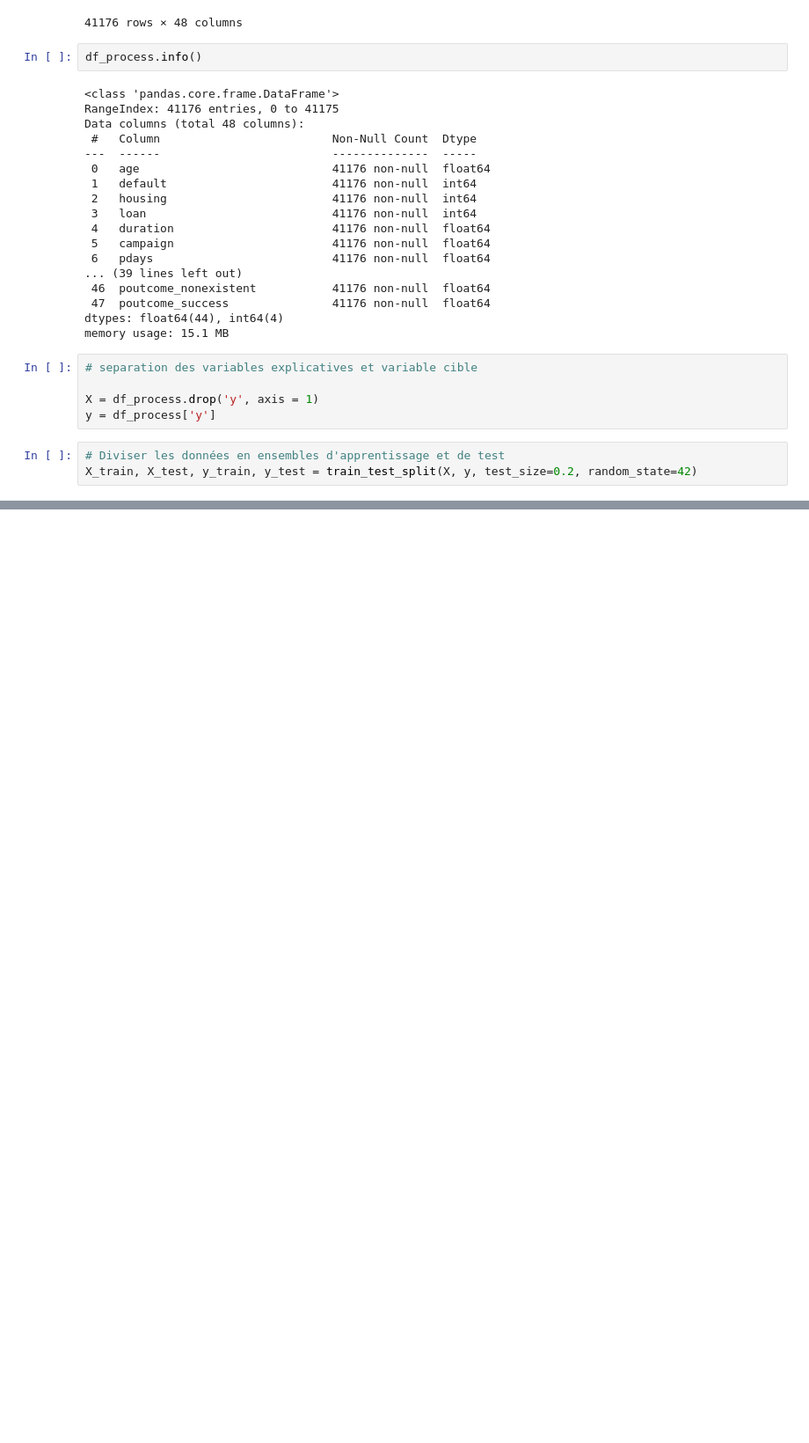
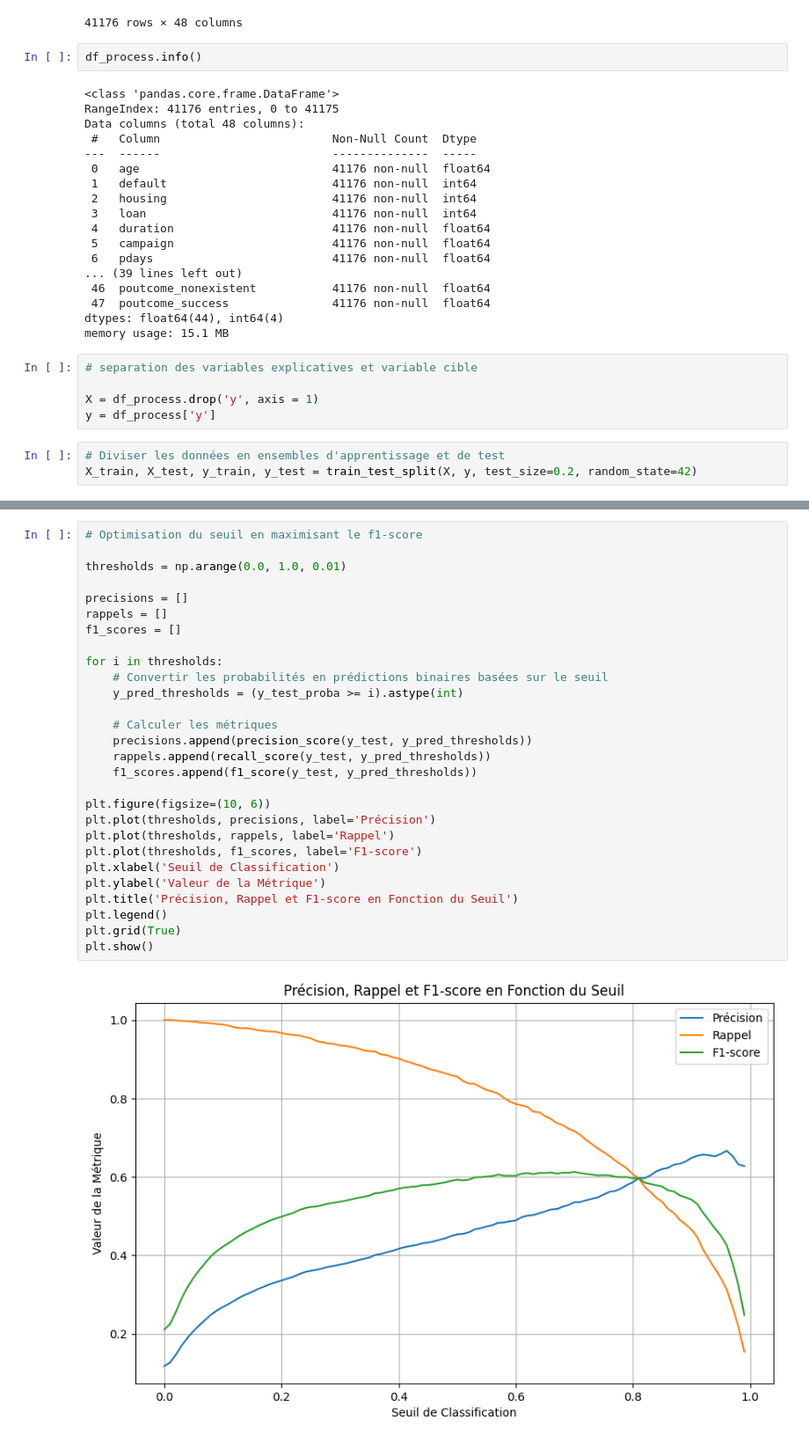
Before and after one commit to Lovatiana8/ML_project, a Jupyter notebook: regression_logistique.ipynb, the cells around one changed output, grey strips where cells are left out. Shown at 88% size. Saved outputs shown, nothing was run; the diff lists cells and outputs as text; blank space fills up the shorter version.

```diff
--- a/regression_logistique.ipynb
+++ b/regression_logistique.ipynb
@@ -138,0 +177,30 @@ weighted avg       0.92      0.86      0.88      8236
+# %%
+# Optimisation du seuil en maximisant le f1-score
+
+thresholds = np.arange(0.0, 1.0, 0.01)
+
+precisions = []
+rappels = []
+f1_scores = []
+
+for i in thresholds:
+    # Convertir les probabilités en prédictions binaires basées sur le seuil
+    y_pred_thresholds = (y_test_proba >= i).astype(int)
+
+    # Calculer les métriques
+    precisions.append(precision_score(y_test, y_pred_thresholds))
+    rappels.append(recall_score(y_test, y_pred_thresholds))
+    f1_scores.append(f1_score(y_test, y_pred_thresholds))
+
+plt.figure(figsize=(10, 6))
+plt.plot(thresholds, precisions, label='Précision')
+plt.plot(thresholds, rappels, label='Rappel')
+plt.plot(thresholds, f1_scores, label='F1-score')
+plt.xlabel('Seuil de Classification')
+plt.ylabel('Valeur de la Métrique')
+plt.title('Précision, Rappel et F1-score en Fonction du Seuil')
+plt.legend()
+plt.grid(True)
+plt.show()
+# %% [output]
+[figure, added]
```
Also changed, not shown: parts of 11 cells of this notebook, 1 other file.
